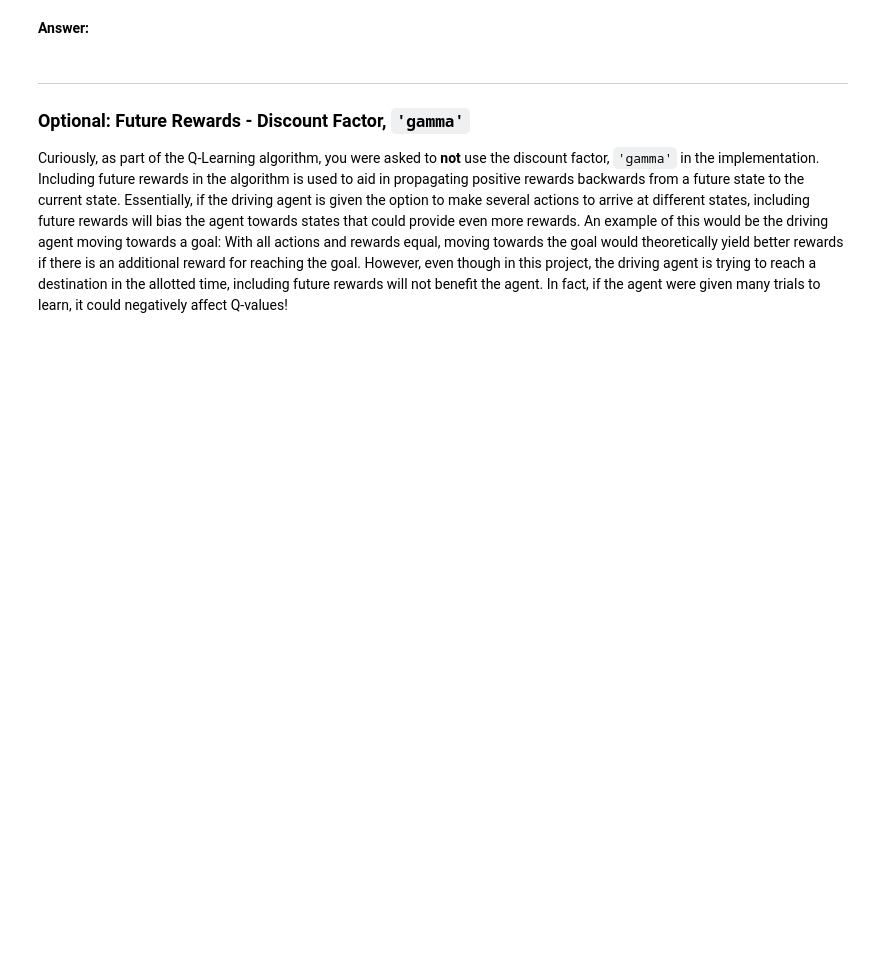
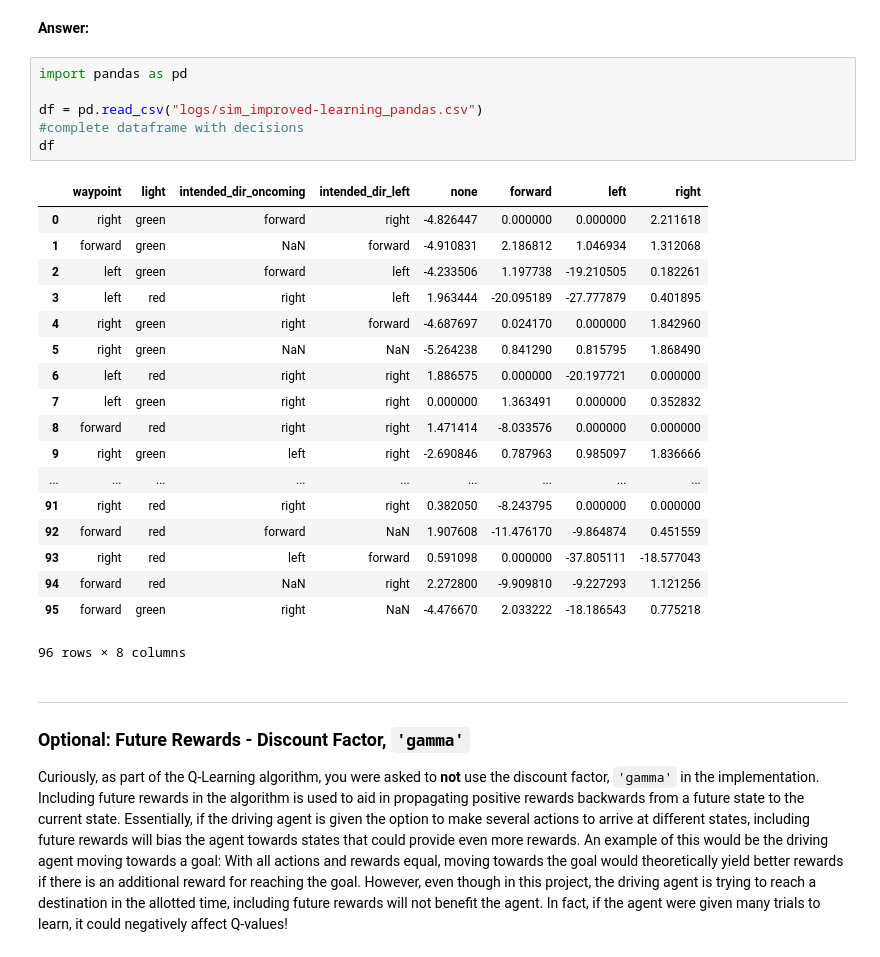
Before and after one commit to mackseb/smartcab, a Jupyter notebook: smartcab.ipynb, the cells around one changed output. Drawn from its saved outputs; the diff is of its cells as text; blank space fills up the shorter version.

Commit message:
added pandas df for Q

```diff
--- a/smartcab.ipynb
+++ b/smartcab.ipynb
@@ -286,6 +290,31 @@ Sometimes, the answer to the important question *"what am I trying to get my age
 Be sure to document your `state` dictionary below, it should be easy for the reader to understand what each state represents.
 # %% [markdown]
 **Answer:**
+# %%
+import pandas as pd
+
+df = pd.read_csv("logs/sim_improved-learning_pandas.csv")
+#complete dataframe with decisions
+df
+# %% [output]
+|  | waypoint | light | intended_dir_oncoming | intended_dir_left | none | forward | left | right |
+| 0 | right | green | forward | right | -4.826447 | 0.000000 | 0.000000 | 2.211618 |
+| 1 | forward | green | NaN | forward | -4.910831 | 2.186812 | 1.046934 | 1.312068 |
+| 2 | left | green | forward | left | -4.233506 | 1.197738 | -19.210505 | 0.182261 |
+| 3 | left | red | right | left | 1.963444 | -20.095189 | -27.777879 | 0.401895 |
+| 4 | right | green | right | forward | -4.687697 | 0.024170 | 0.000000 | 1.842960 |
+| 5 | right | green | NaN | NaN | -5.264238 | 0.841290 | 0.815795 | 1.868490 |
+| 6 | left | red | right | right | 1.886575 | 0.000000 | -20.197721 | 0.000000 |
+| 7 | left | green | right | right | 0.000000 | 1.363491 | 0.000000 | 0.352832 |
+| 8 | forward | red | right | right | 1.471414 | -8.033576 | 0.000000 | 0.000000 |
+| 9 | right | green | left | right | -2.690846 | 0.787963 | 0.985097 | 1.836666 |
+| ... | ... | ... | ... | ... | ... | ... | ... | ... |
+| 91 | right | red | right | right | 0.382050 | -8.243795 | 0.000000 | 0.000000 |
+| 92 | forward | red | forward | NaN | 1.907608 | -11.476170 | -9.864874 | 0.451559 |
+| 93 | right | red | left | forward | 0.591098 | 0.000000 | -37.805111 | -18.577043 |
+| 94 | forward | red | NaN | right | 2.272800 | -9.909810 | -9.227293 | 1.121256 |
+| 95 | forward | green | right | NaN | -4.476670 | 2.033222 | -18.186543 | 0.775218 |
+96 rows × 8 columns
 # %% [markdown]
 -----
 ### Optional: Future Rewards - Discount Factor, `'gamma'`
```
Also changed, not shown: parts of 2 cells of this notebook, 4 other files.
